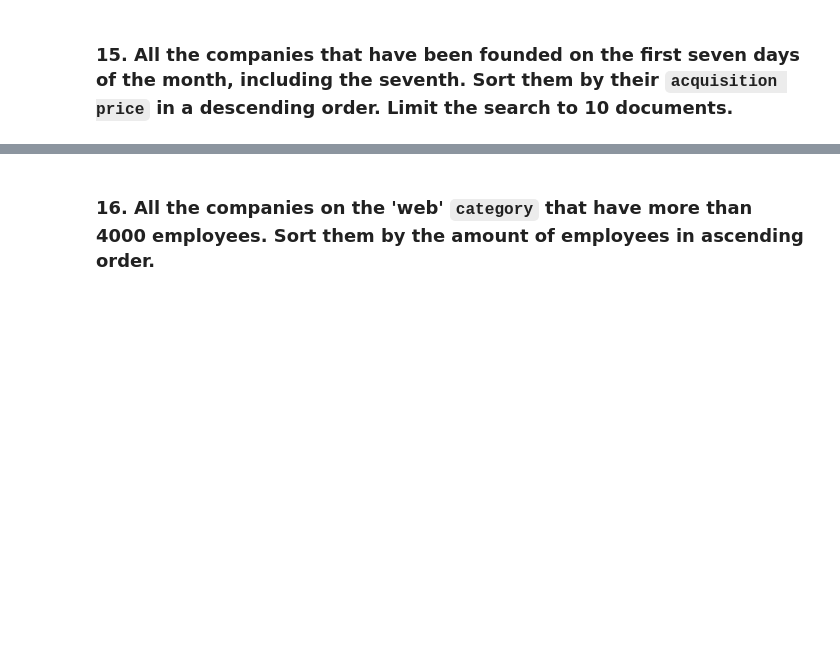
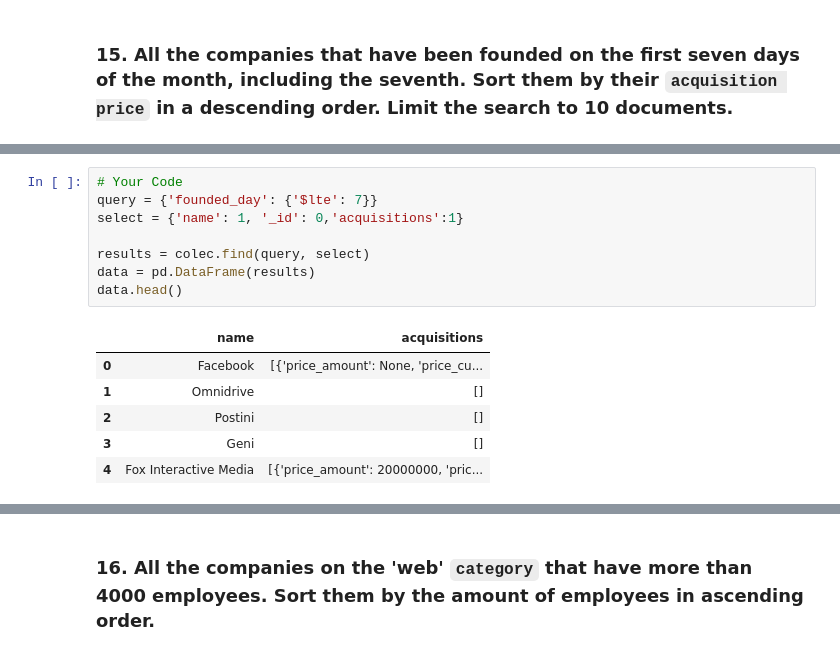
Before and after one commit to Ironhack-Data-Madrid-Abril-2023/3.4-lab_mongo, a Jupyter notebook: your_code/main.ipynb, the cells around one changed output, grey strips where cells are left out. Drawn from its saved outputs; the diff is of its cells as text; blank space fills up the shorter version.

```diff
--- a/your_code/main.ipynb
+++ b/your_code/main.ipynb
@@ -396,0 +409,15 @@ data_filtrado.head()
+# %%
+# Your Code
+query = {'founded_day': {'$lte': 7}}
+select = {'name': 1, '_id': 0,'acquisitions':1}
+
+results = colec.find(query, select)
+data = pd.DataFrame(results)
+data.head()
+# %% [output]
+|  | name | acquisitions |
+| 0 | Facebook | [{'price_amount': None, 'price_cu... |
+| 1 | Omnidrive | [] |
+| 2 | Postini | [] |
+| 3 | Geni | [] |
+| 4 | Fox Interactive Media | [{'price_amount': 20000000, 'pric... |
```
Also changed, not shown: parts of 6 cells of this notebook.
